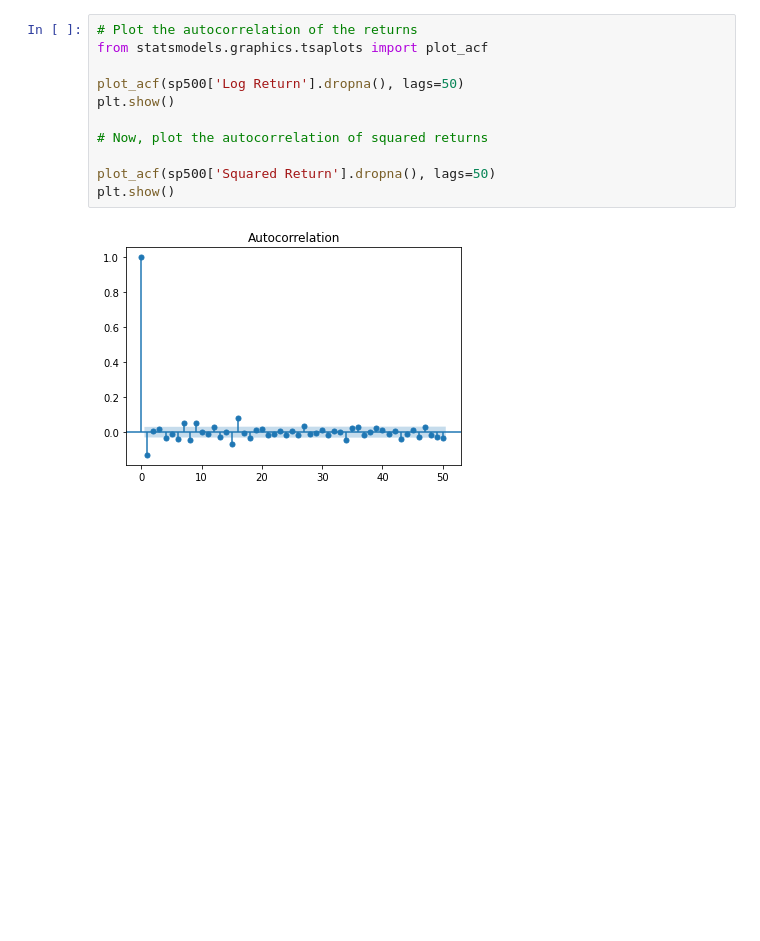
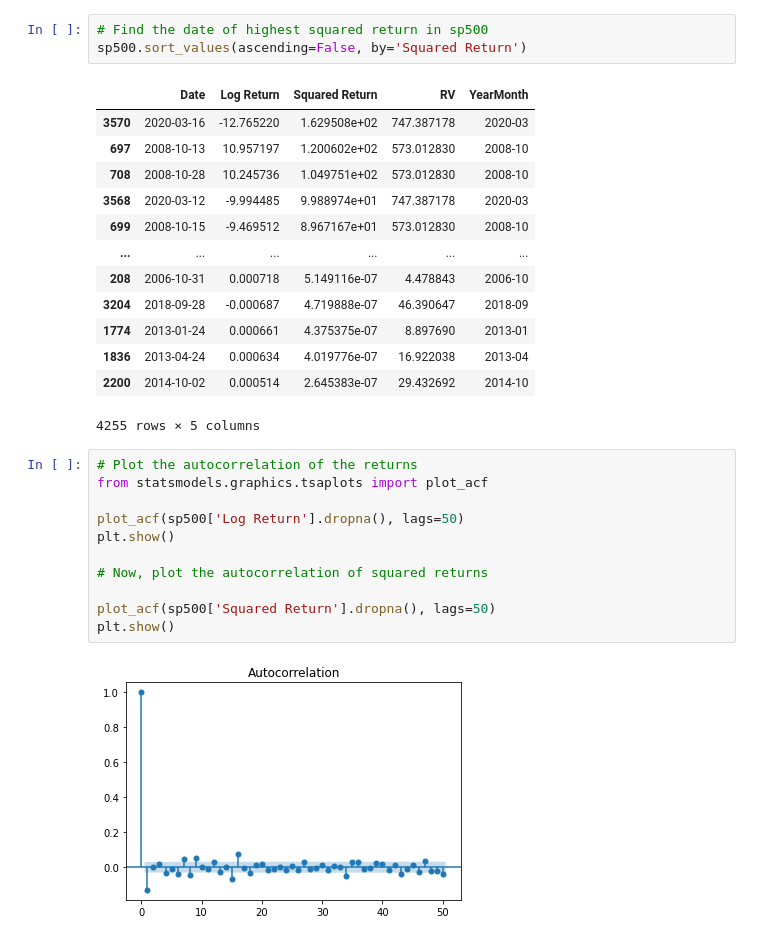
Before and after one commit to setamies/volatility-modeling, a Jupyter notebook: main.ipynb, the cells around one changed output. Saved outputs shown, nothing was run; the diff lists cells and outputs as text; blank space fills up the shorter version.

```diff
--- a/main.ipynb
+++ b/main.ipynb
@@ -237,3 +265,20 @@ Kurtosis (Log Returns):  12.351027618914461
+# %%
+# Find the date of highest squared return in sp500
+sp500.sort_values(ascending=False, by='Squared Return')
+# %% [output]
+|  | Date | Log Return | Squared Return | RV | YearMonth |
+| 3570 | 2020-03-16 | -12.765220 | 1.629508e+02 | 747.387178 | 2020-03 |
+| 697 | 2008-10-13 | 10.957197 | 1.200602e+02 | 573.012830 | 2008-10 |
+| 708 | 2008-10-28 | 10.245736 | 1.049751e+02 | 573.012830 | 2008-10 |
+| 3568 | 2020-03-12 | -9.994485 | 9.988974e+01 | 747.387178 | 2020-03 |
+| 699 | 2008-10-15 | -9.469512 | 8.967167e+01 | 573.012830 | 2008-10 |
+| ... | ... | ... | ... | ... | ... |
+| 208 | 2006-10-31 | 0.000718 | 5.149116e-07 | 4.478843 | 2006-10 |
+| 3204 | 2018-09-28 | -0.000687 | 4.719888e-07 | 46.390647 | 2018-09 |
+| 1774 | 2013-01-24 | 0.000661 | 4.375375e-07 | 8.897690 | 2013-01 |
+| 1836 | 2013-04-24 | 0.000634 | 4.019776e-07 | 16.922038 | 2013-04 |
+| 2200 | 2014-10-02 | 0.000514 | 2.645383e-07 | 29.432692 | 2014-10 |
+4255 rows × 5 columns
 # %%
 # Plot the autocorrelation of the returns
 from statsmodels.graphics.tsaplots import plot_acf
```
Also changed, not shown: parts of 18 cells of this notebook, 3 other files.
